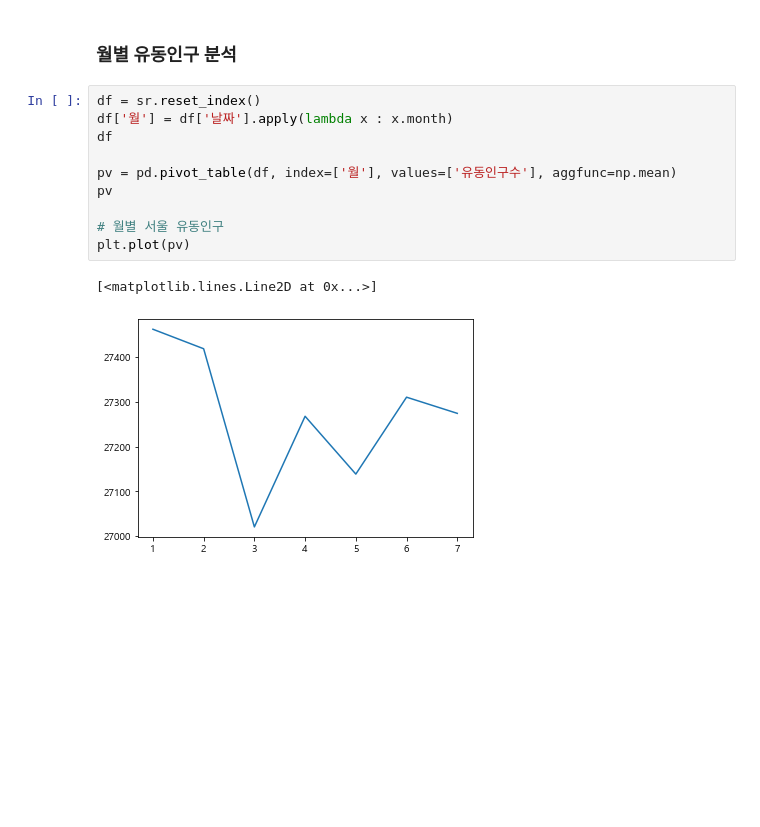
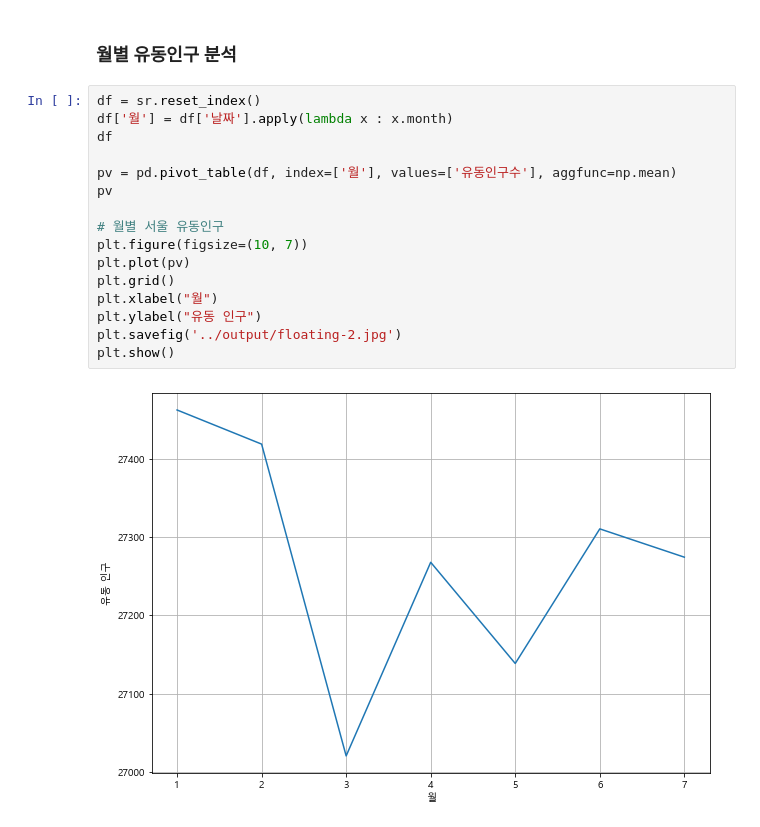
Before and after one commit to Lagom92/covid_visualize, a Jupyter notebook: note/floating_intro.ipynb, the cells around one changed output. Drawn from its saved outputs; the diff is of its cells as text; blank space fills up the shorter version.

```diff
--- a/note/floating_intro.ipynb
+++ b/note/floating_intro.ipynb
@@ -279,13 +281,18 @@ plt.show()
 # %%
 df = sr.reset_index()
 df['월'] = df['날짜'].apply(lambda x : x.month)
 df
 
 pv = pd.pivot_table(df, index=['월'], values=['유동인구수'], aggfunc=np.mean)
 pv
 
 # 월별 서울 유동인구
+plt.figure(figsize=(10, 7))
 plt.plot(pv)
+plt.grid()
+plt.xlabel("월")
+plt.ylabel("유동 인구")
+plt.savefig('../output/floating-2.jpg')
+plt.show()
 # %% [output]
-[<matplotlib.lines.Line2D at 0x...>]
-[figure, old version]
+[figure, new version]
```
Also changed, not shown: parts of 1 cell of this notebook, 5 other files.
